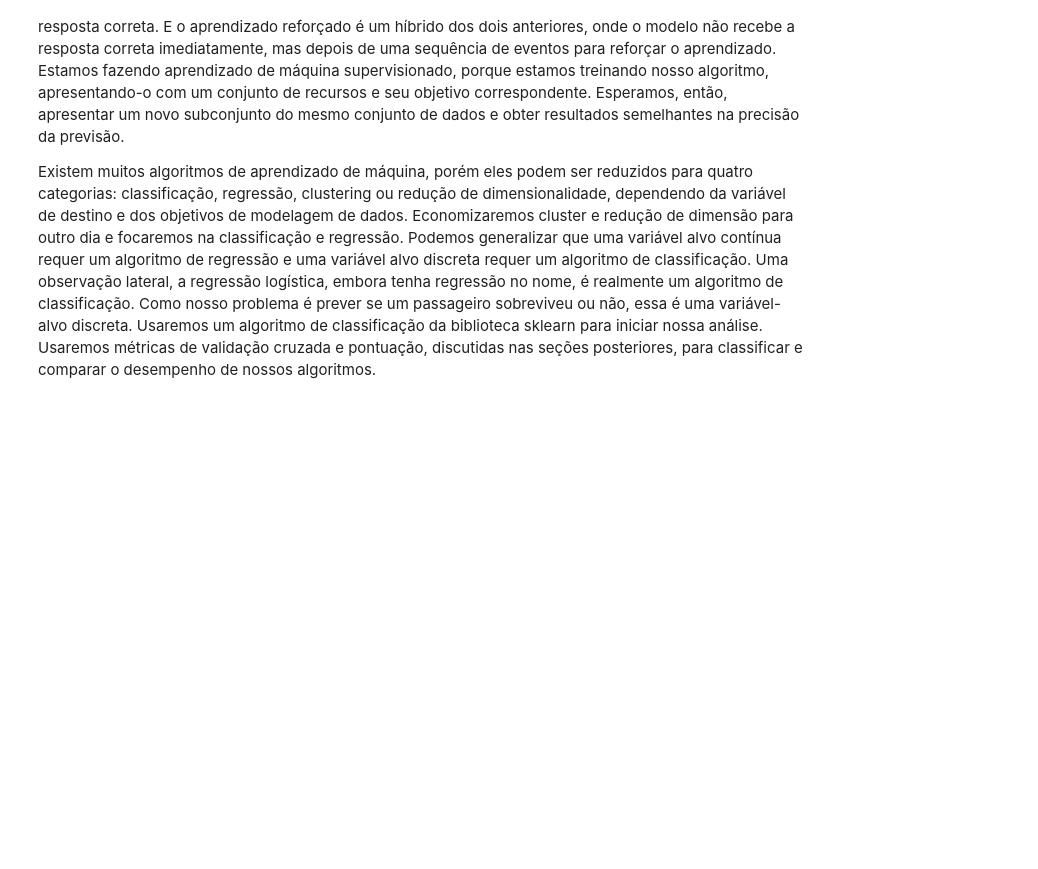
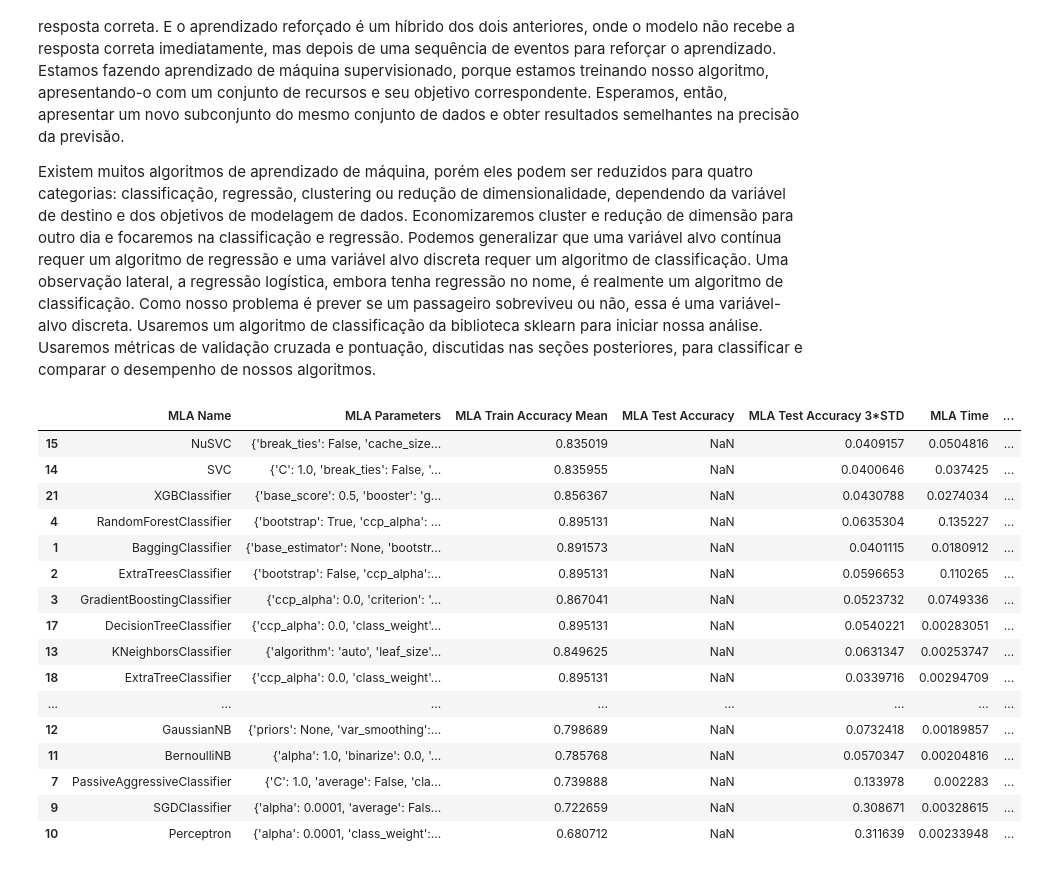
Before and after one commit to KaioViana/Titanic-predict, a Jupyter notebook: titanic.ipynb, the cells around one changed output. Cells and saved outputs as stored; diff of their text form; code cells hidden in the pictures; blank space fills up the shorter version.

```diff
--- a/titanic.ipynb
+++ b/titanic.ipynb
@@ -841,0 +798,100 @@ MLA = [
+# %%
+# gerando lista com todos o modelos que irá
+
+MLA = [
+       # métodos de conjuntos
+       ensemble.AdaBoostClassifier(),
+       ensemble.BaggingClassifier(),
+       ensemble.ExtraTreesClassifier(),
+       ensemble.GradientBoostingClassifier(),
+       ensemble.RandomForestClassifier(),
+
+       # processo Gaussian
+       gaussian_process.GaussianProcessClassifier(),
+
+       # GLM
+       linear_model.LogisticRegressionCV(),
+       linear_model.PassiveAggressiveClassifier(),
+       linear_model.RidgeClassifierCV(),
+       linear_model.SGDClassifier(),
+       linear_model.Perceptron(),
+
+       # naive bayes
+       naive_bayes.BernoulliNB(),
+       naive_bayes.GaussianNB(),
+
+       # nearest neighbor
+       neighbors.KNeighborsClassifier(),
+
+       # SVM
+       svm.SVC(probability=True),
+       svm.NuSVC(probability=True),
+       svm.LinearSVC(),
+
+       # trees
+       tree.DecisionTreeClassifier(),
+       tree.ExtraTreeClassifier(),
+
+       # discriminant analysis
+       discriminant_analysis.LinearDiscriminantAnalysis(),
+       discriminant_analysis.QuadraticDiscriminantAnalysis(),
+
+       #xgboost
+       XGBClassifier()
+       ]
+
+# cross-validation
+# corra o modelo 10x com divisão 60/30 intencionalmente deixando de fora 10%
+cv_split = model_selection.ShuffleSplit(n_splits=10, test_size=.3, train_size=.6, random_state=0)
+
+# criando tabela para comparação de metricas MLA
+MLA_columns = ['MLA Name', 'MLA Parameters', 'MLA Train Accuracy Mean', 'MLA Test Accuracy', 'MLA Test Accuracy 3*STD', 'MLA Time']
+MLA_compare = pd.DataFrame(columns=MLA_columns)
+MLA_predict = data1[Target]
+
+
+# criando tabela para comparar as predições do MLA
+# pecorrer através do modelo e salvar a performance na tabela
+row_index = 0
+for alg in MLA:
+  # setando nome e parâmetros
+  MLA_name = alg.__class__.__name__
+  MLA_compare.loc[row_index, 'MLA Name'] = MLA_name
+  MLA_compare.loc[row_index, 'MLA Parameters'] = str(alg.get_params())
+
+  # modelo de pontuação com validação cruzada
+  cv_results = model_selection.cross_validate(alg, data1[data1_x_bin], data1[Target], cv=cv_split, return_train_score=True)
+
+  MLA_compare.loc[row_index, 'MLA Time'] = cv_results['fit_time'].mean()
+  MLA_compare.loc[row_index, 'MLA Train Accuracy Mean'] = cv_results['train_score'].mean()
+  MLA_compare.loc[row_index, 'MLA Test Accuracy Mean'] = cv_results['test_score'].mean()
+  MLA_compare.loc[row_index, 'MLA Test Accuracy 3*STD'] = cv_results['test_score'].std()*3
+
+  # salvando predições MLA
+  alg.fit(data1[data1_x_bin], data1[Target])
+  MLA_predict[MLA_name] = alg.predict(data1[data1_x_bin])
+
+  row_index += 1
+
+
+# imprimir tabela ordenada
+MLA_compare.sort_values(by=['MLA Test Accuracy Mean'], ascending=False, inplace=True)
+MLA_compare
+# %% [output]
+|  | MLA Name | MLA Parameters | MLA Train Accuracy Mean | MLA Test Accuracy | MLA Test Accuracy 3*STD | MLA Time | ... |
+| 15 | NuSVC | {'break_ties': False, 'cache_size... | 0.835019 | NaN | 0.0409157 | 0.0504816 | ... |
+| 14 | SVC | {'C': 1.0, 'break_ties': False, '... | 0.835955 | NaN | 0.0400646 | 0.037425 | ... |
+| 21 | XGBClassifier | {'base_score': 0.5, 'booster': 'g... | 0.856367 | NaN | 0.0430788 | 0.0274034 | ... |
+| 4 | RandomForestClassifier | {'bootstrap': True, 'ccp_alpha': ... | 0.895131 | NaN | 0.0635304 | 0.135227 | ... |
+| 1 | BaggingClassifier | {'base_estimator': None, 'bootstr... | 0.891573 | NaN | 0.0401115 | 0.0180912 | ... |
+| 2 | ExtraTreesClassifier | {'bootstrap': False, 'ccp_alpha':... | 0.895131 | NaN | 0.0596653 | 0.110265 | ... |
+| 3 | GradientBoostingClassifier | {'ccp_alpha': 0.0, 'criterion': '... | 0.867041 | NaN | 0.0523732 | 0.0749336 | ... |
+| 17 | DecisionTreeClassifier | {'ccp_alpha': 0.0, 'class_weight'... | 0.895131 | NaN | 0.0540221 | 0.00283051 | ... |
+| 13 | KNeighborsClassifier | {'algorithm': 'auto', 'leaf_size'... | 0.849625 | NaN | 0.0631347 | 0.00253747 | ... |
+| 18 | ExtraTreeClassifier | {'ccp_alpha': 0.0, 'class_weight'... | 0.895131 | NaN | 0.0339716 | 0.00294709 | ... |
+| ... | ... | ... | ... | ... | ... | ... | ... |
+| 12 | GaussianNB | {'priors': None, 'var_smoothing':... | 0.798689 | NaN | 0.0732418 | 0.00189857 | ... |
+| 11 | BernoulliNB | {'alpha': 1.0, 'binarize': 0.0, '... | 0.785768 | NaN | 0.0570347 | 0.00204816 | ... |
+| 7 | PassiveAggressiveClassifier | {'C': 1.0, 'average': False, 'cla... | 0.739888 | NaN | 0.133978 | 0.002283 | ... |
+| 9 | SGDClassifier | {'alpha': 0.0001, 'average': Fals... | 0.722659 | NaN | 0.308671 | 0.00328615 | ... |
+| 10 | Perceptron | {'alpha': 0.0001, 'class_weight':... | 0.680712 | NaN | 0.311639 | 0.00233948 | ... |
```
Also changed, not shown: parts of 25 cells of this notebook.
